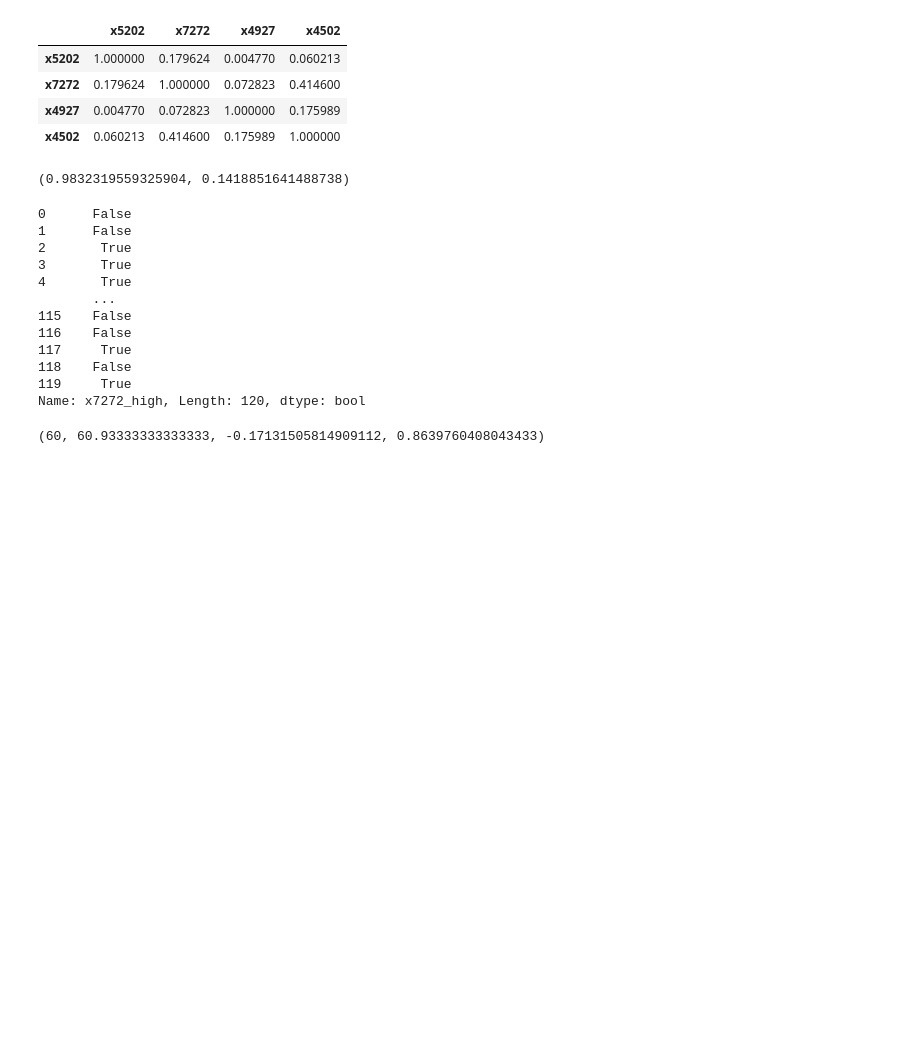
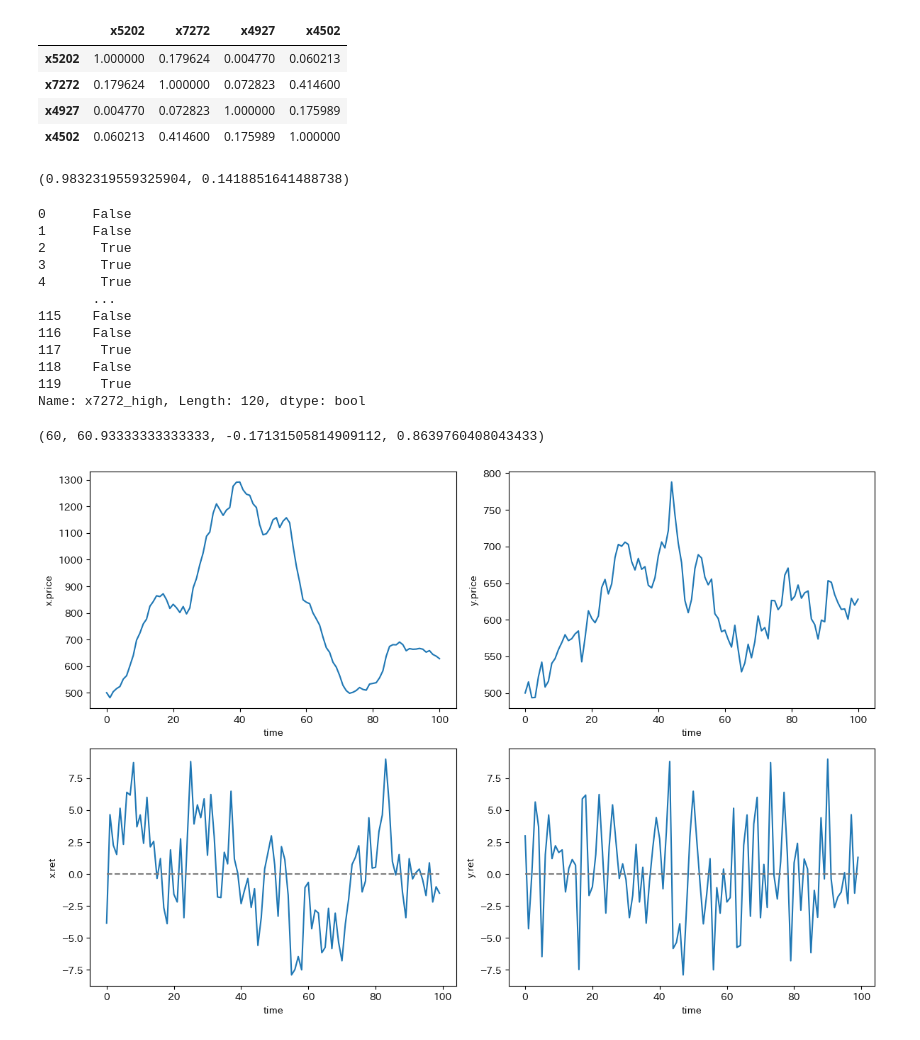
Before and after one commit to shunsuke-tsumori/timeseries_python, a Jupyter notebook: chap2.ipynb, the cells around one changed output. Drawn from its saved outputs; the diff is of its cells as text; code cells hidden in the pictures; blank space fills up the shorter version.

```diff
--- a/chap2.ipynb
+++ b/chap2.ipynb
@@ -241,3 +241,26 @@ def runs_test(data: np.ndarray | list) -> tuple[int, float, float, float]:
 runs_test(df["x7272_high"])
 # %% [output]
 (60, 60.93333333333333, -0.17131505814909112, 0.8639760408043433)
+# %%
+dfx_price = pd.read_csv("input/X.price.csv")
+dfx_ret = pd.read_csv("input/X.return.csv")
+dfy_price = pd.read_csv("input/Y.price.csv")
+dfy_ret = pd.read_csv("input/Y.return.csv")
+# %%
+fig, axs = plt.subplots(2,2,figsize=(12,8))
+
+def splot(ax, df, col, y_label):
+    ax.plot(df[col])
+    ax.set_xlabel("time")
+    ax.set_ylabel(y_label)
+    if "ret" in y_label:
+        ax.hlines(0, xmin=df.index.min(), xmax=df.index.max(), colors="gray", linestyles="dashed")
+
+splot(axs[0,0], dfx_price, "x", "x.price")
+splot(axs[1,0], dfx_ret, "x", "x.ret")
+splot(axs[0,1], dfy_price, "x", "y.price")
+splot(axs[1,1], dfy_ret, "x", "y.ret")
+plt.tight_layout()
+plt.show()
+# %% [output]
+[figure, added]
```
